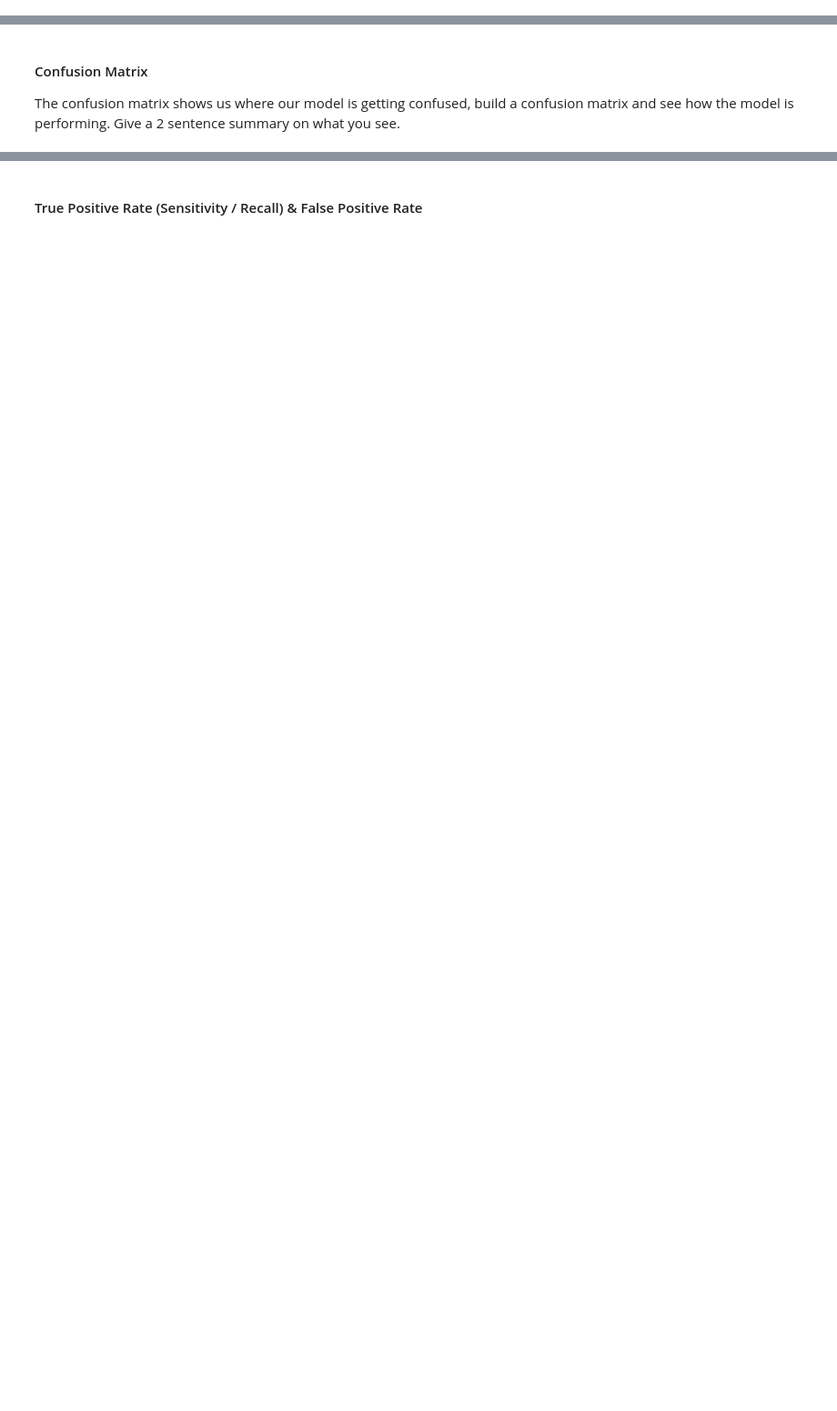
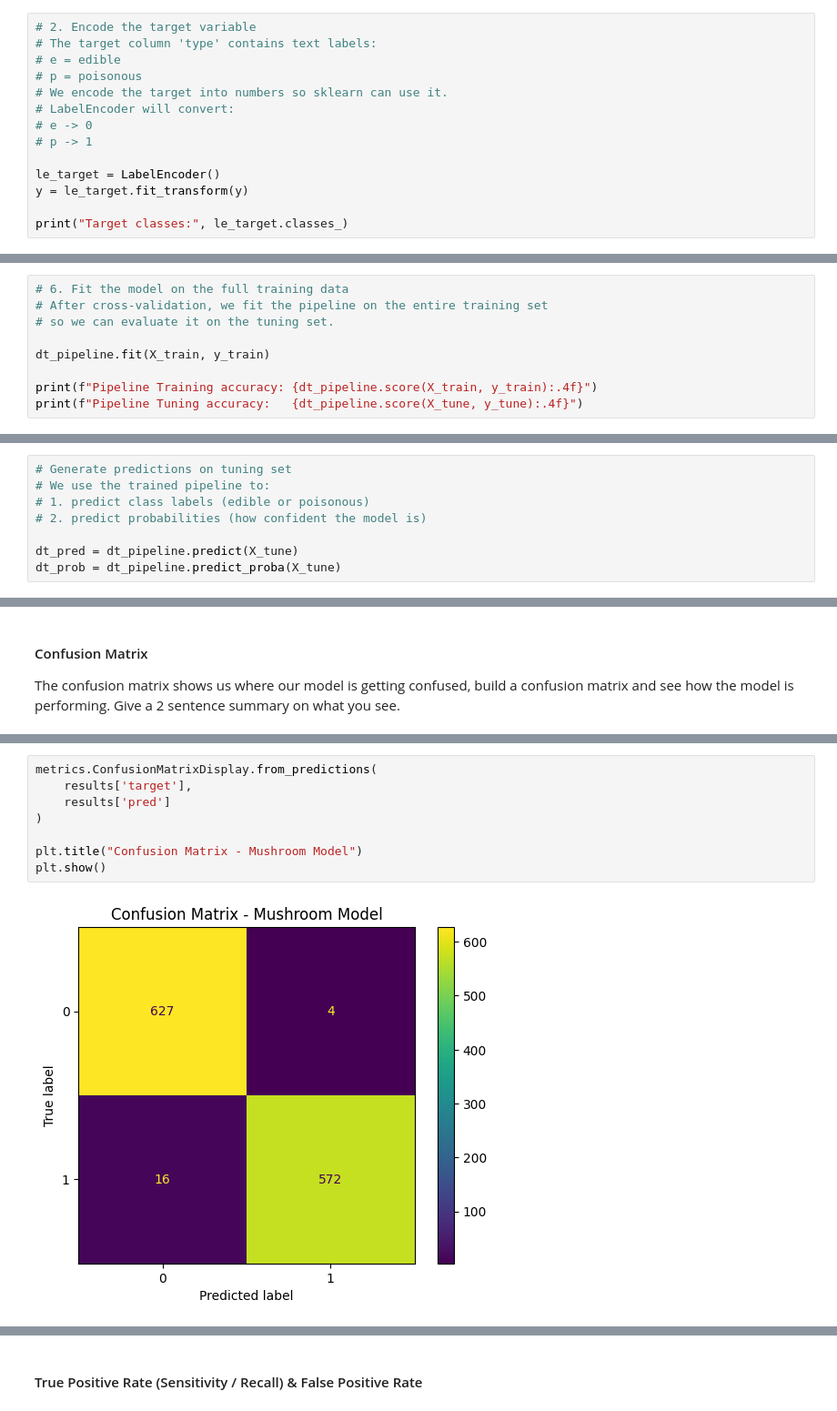
Before and after one commit to AimeeLuna21/Evaluation-Lab, a Jupyter notebook: Model_Metrics_Lab_Updated.ipynb, the cells around one changed output, grey strips where cells are left out. Shown at 91% size. Saved outputs shown, nothing was run; the diff lists cells and outputs as text; blank space fills up the shorter version.

```diff
--- a/Model_Metrics_Lab_Updated.ipynb
+++ b/Model_Metrics_Lab_Updated.ipynb
@@ -251,0 +261,14 @@ We split our fungi into training, tuning, and test sets.
+# %%
+# 2. Encode the target variable
+# The target column 'type' contains text labels:
+# e = edible
+# p = poisonous
+# We encode the target into numbers so sklearn can use it.
+# LabelEncoder will convert:
+# e -> 0
+# p -> 1
+
+le_target = LabelEncoder()
+y = le_target.fit_transform(y)
+
+print("Target classes:", le_target.classes_)
@@ -294,0 +348,9 @@ Pipeline Tuning accuracy:   0.9869
+# %%
+# 6. Fit the model on the full training data
+# After cross-validation, we fit the pipeline on the entire training set
+# so we can evaluate it on the tuning set.
+
+dt_pipeline.fit(X_train, y_train)
+
+print(f"Pipeline Training accuracy: {dt_pipeline.score(X_train, y_train):.4f}")
+print(f"Pipeline Tuning accuracy:   {dt_pipeline.score(X_tune, y_tune):.4f}")
@@ -312,0 +367,8 @@ results = pd.DataFrame({
+# %%
+# Generate predictions on tuning set
+# We use the trained pipeline to:
+# 1. predict class labels (edible or poisonous)
+# 2. predict probabilities (how confident the model is)
+
+dt_pred = dt_pipeline.predict(X_tune)
+dt_prob = dt_pipeline.predict_proba(X_tune)
@@ -316,0 +412,10 @@ The confusion matrix shows us where our model is getting confused, build a confu
+# %%
+metrics.ConfusionMatrixDisplay.from_predictions(
+    results['target'],
+    results['pred']
+)
+
+plt.title("Confusion Matrix - Mushroom Model")
+plt.show()
+# %% [output]
+[figure, added]
```
Also changed, not shown: parts of 18 cells of this notebook.
